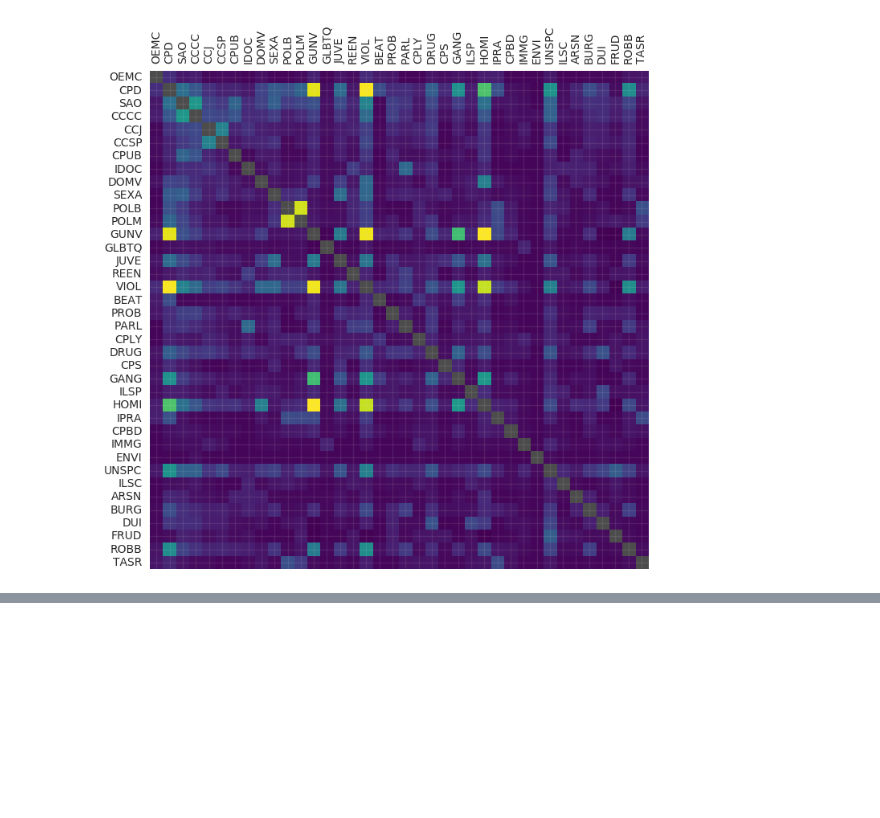
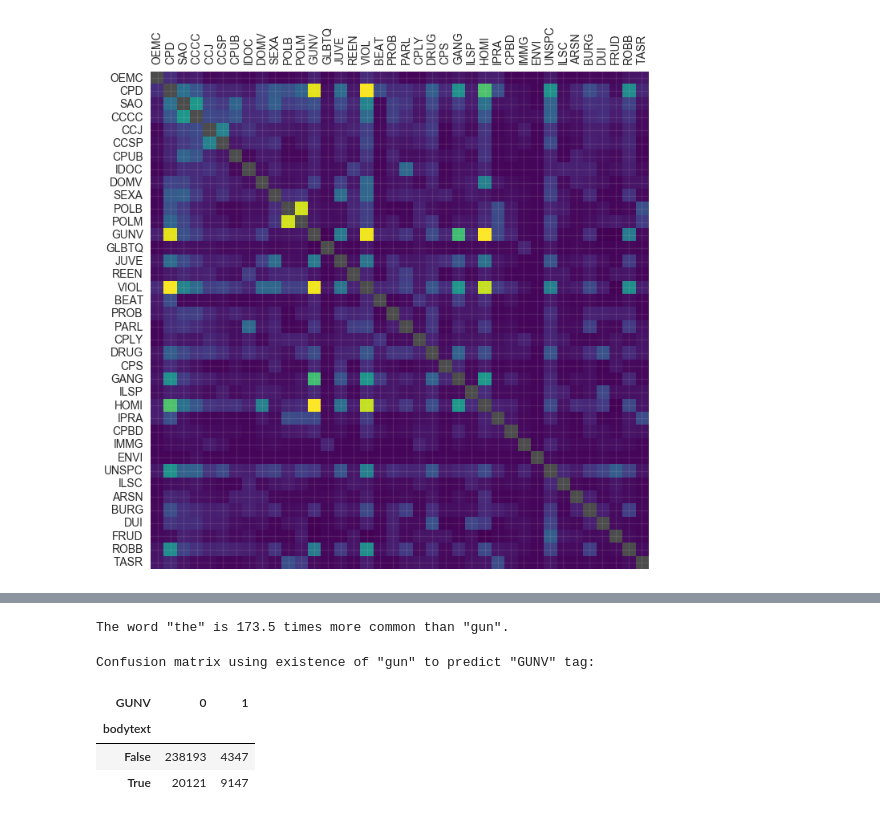
Before and after one commit to chicago-justice-project/article-tagging, a Jupyter notebook: src/explorations.ipynb, the cells around one changed output, grey strips where cells are left out. Saved outputs shown, nothing was run; the diff lists cells and outputs as text; code cells hidden in the pictures; blank space fills up the shorter version.

```diff
--- a/src/explorations.ipynb
+++ b/src/explorations.ipynb
@@ -48,0 +139,15 @@ plt.yticks(range(len(corrs.columns)), corrs.columns);
+# %%
+print('The word "the" is {0:.4} times more common than "gun".'.format(
+    word_freqs.freq('the') / word_freqs.freq('gun')
+))
+# %% [output]
+The word "the" is 173.5 times more common than "gun".
+# %%
+print('Confusion matrix using existence of "gun" to predict "GUNV" tag:')
+pd.crosstab(df['bodytext'].str.contains('gun'), df['GUNV'])
+# %% [output]
+Confusion matrix using existence of "gun" to predict "GUNV" tag:
+| GUNV | 0 | 1 |
+| bodytext |  |  |
+| False | 238193 | 4347 |
+| True | 20121 | 9147 |
```
Also changed, not shown: parts of 12 cells of this notebook, 2 other files.
